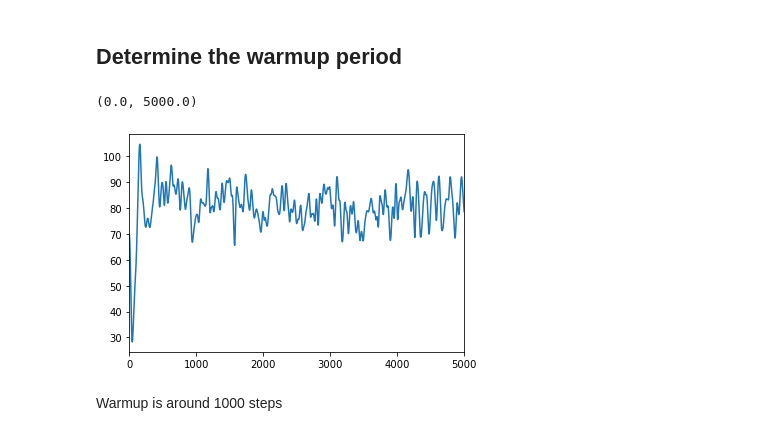
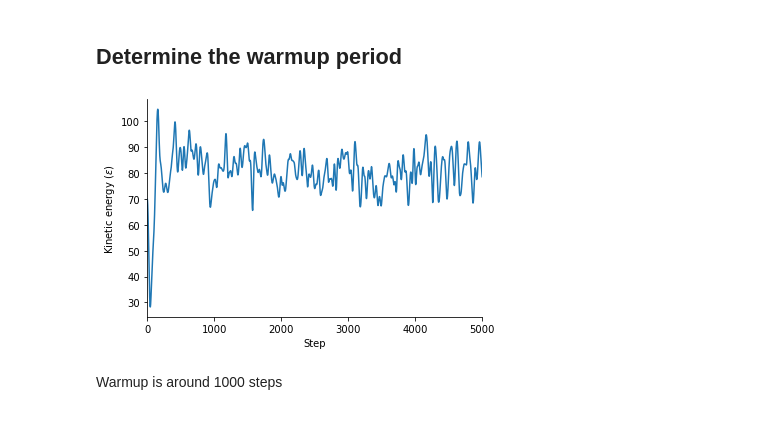
Before and after one commit to lkwagner/PHYS466_data, a Jupyter notebook: hw2/part4_lj_analyze.ipynb, the cells around one changed output. Drawn from its saved outputs; the diff is of its cells as text; code cells hidden in the pictures.

```diff
--- a/hw2/part4_lj_analyze.ipynb
+++ b/hw2/part4_lj_analyze.ipynb
@@ -9,9 +10,12 @@ df = pd.read_csv("data/first_run.csv")
 # %%
 plt.plot("KE", data=df)
 plt.xlim(0,5000)
+plt.xlabel("Step")
+plt.ylabel("Kinetic energy ($\epsilon$)")
+sns.despine()
+plt.savefig("init_kinetic_energy.pdf", bbox_inches='tight')
 # %% [output]
-(0.0, 5000.0)
-[figure, old version]
+[figure, new version]
 # %% [markdown]
 Warmup is around 1000 steps
 # %%
```
Also changed, not shown: parts of 7 cells of this notebook.
